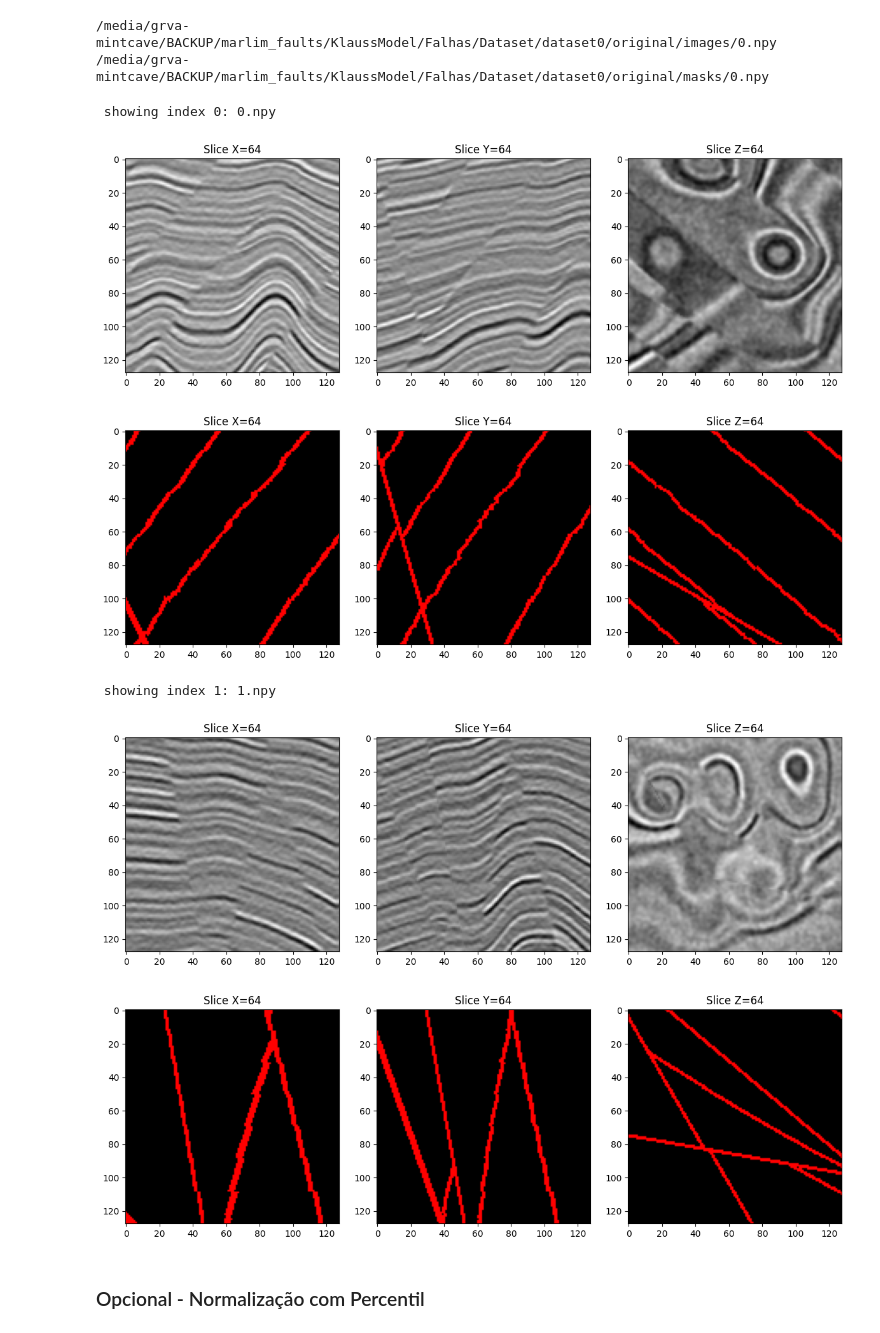
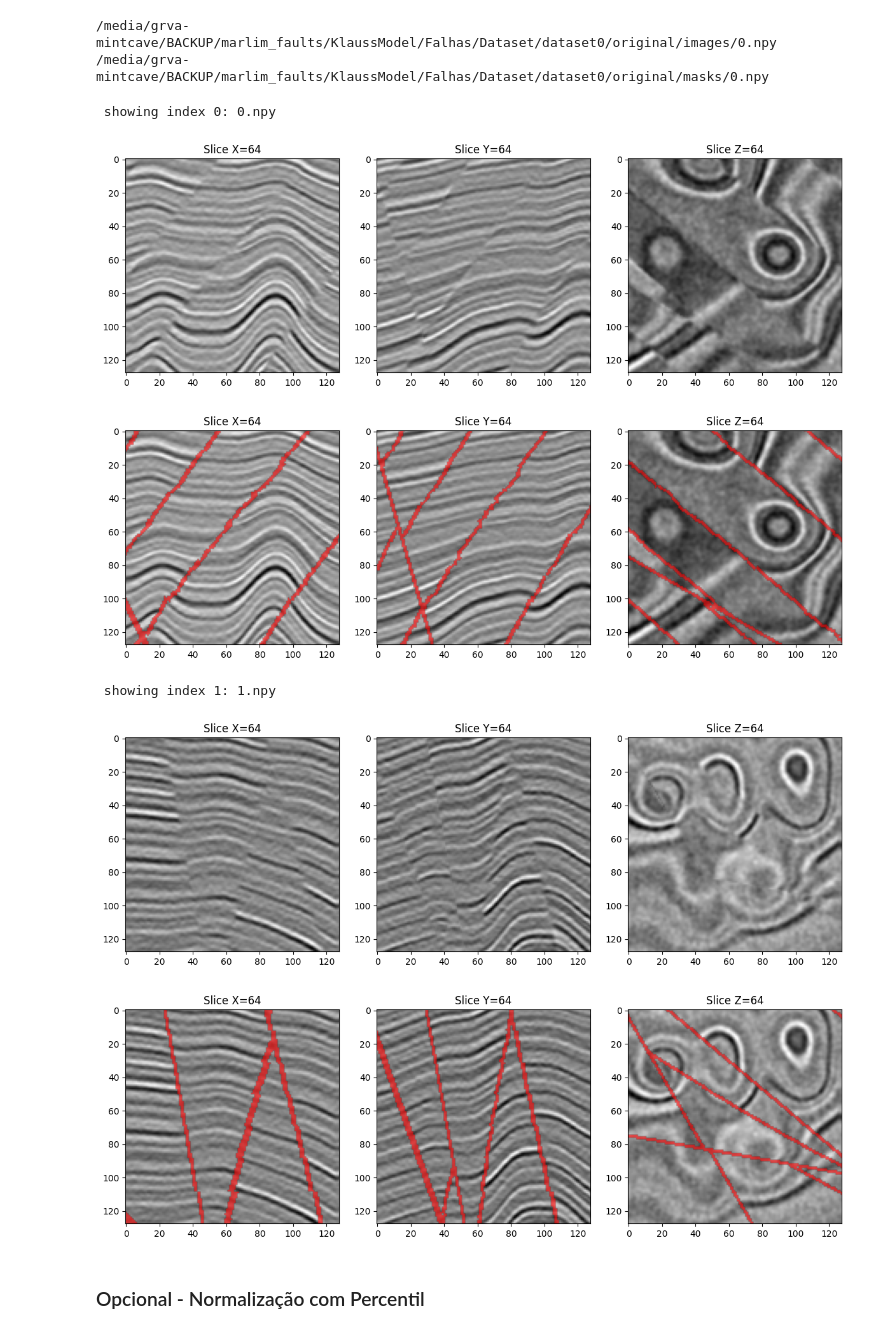
Before and after one commit to KlaussMarchi/Falhas, a Jupyter notebook: Dataset/dataset0/Format.ipynb, the cells around one changed output. Drawn from its saved outputs; the diff is of its cells as text; code cells hidden in the pictures.

Commit message:
showTile corrigido

```diff
--- a/Dataset/dataset0/Format.ipynb
+++ b/Dataset/dataset0/Format.ipynb
@@ -52,56 +52,75 @@ print(masks[0])
 # %%
 def formatAxis(img):
     return np.transpose(img, (0, 2, 1))
 
-def showTile(img, mask=False):
+def showTile(img=None, mask=None, save=None):
+    if img is None and mask is None:
+        return print("Erro: Forneça pelo menos 'img' ou 'mask'.")
+
+    ref_vol = img if img is not None else mask
+    mid_x = ref_vol.shape[0] // 2
+    mid_y = ref_vol.shape[1] // 2
+    mid_z = ref_vol.shape[2] // 2
+
+    def get_slices(vol):
+        if vol is None:
+            return None
+
+        s_x = np.array(vol[mid_x, :, :]) # Plano YZ
+        s_y = np.array(vol[:, mid_y, :]) # Plano XZ
+        s_z = np.array(vol[:, :, mid_z]) # Plano XY
+        return [s_x, np.rot90(s_z, -1), s_y]
+
+    img_slices  = get_slices(img)
+    mask_slices = get_slices(mask)
+    cmap_mask_only    = ListedColormap(['black', 'red', 'green', 'blue'])
+    cmap_mask_overlay = ListedColormap([(0, 0, 0, 0), 'red', 'green', 'blue'])
+
     fig, axes = plt.subplots(1, 3, figsize=(12, 4))
-
-    mid_x = img.shape[0] // 2
-    mid_y = img.shape[1] // 2
-    mid_z = img.shape[2] // 2
-
-    slices = [
-        img[mid_x, :, :],  # Plano YZ (Corte ao longo do eixo X)
-        img[:, mid_y, :],  # Plano XZ (Corte ao longo do eixo Y)
-        img[:, :, mid_z]   # Plano XY (Corte ao longo do eixo Z)
-    ]
-
-    slices[0] = np.array(slices[0])
-    arr_y = np.array(slices[1])
-    arr_z = np.array(slices[2])
-    slices[1] = np.rot90(arr_z, -1)
-    slices[2] = arr_y
-
-    cmap_config = ListedColormap(['black', 'red', 'green', 'blue']) if mask else 'gray'
-    vmin, vmax  = (0, 3) if mask else (None, None)
-    titles = [f'Slice X={mid_x}', f'Slice Y={mid_y}', f'Slice Z={mid_z}']
+    titles    = [f'Slice X={mid_x}', f'Slice Y={mid_y}', f'Slice Z={mid_z}']
 
     for i, ax in enumerate(axes):
-        ax.imshow(slices[i], cmap=cmap_config, vmin=vmin, vmax=vmax)
+        if img is not None:
+            ax.imshow(img_slices[i], cmap='gray')
+
+        if mask is not None:
+            if img is not None:
+                ax.imshow(mask_slices[i], cmap=cmap_mask_overlay, vmin=0, vmax=3, alpha=0.6)
+            else:
+                ax.imshow(mask_slices[i], cmap=cmap_mask_only, vmin=0, vmax=3)
+
         ax.set_title(titles[i])
 
     plt.tight_layout()
+
+    if save:
+        plt.savefig(save, bbox_inches='tight', dpi=300)
+        return plt.close(fig)
+
     plt.show()
 
 def getImage(base_path, file_name):
     return formatAxis(np.load(os.path.join(base_path, file_name)))
 
 for i, (img_path, msk_path) in enumerate(zip(images, masks)):
     if i == 2:
         break
 
     file_name = Path(img_path).name
     print(f'\n\n showing index {i}:', file_name)
 
-    showTile(getImage('original/images', file_name), mask=False)
-    showTile(getImage('original/masks',  file_name), mask=True)
+    img  = getImage('original/images', file_name)
+    mask = getImage('original/masks',  file_name)
+
+    showTile(img=img)
+    showTile(img=img, mask=mask)
 # %% [output]
  showing index 0: 0.npy
 [figure]
-[figure, old version]
+[figure, new version]
  showing index 1: 1.npy
 [figure]
-[figure, old version]
+[figure, new version]
 # %% [markdown]
 ### Opcional - Normalização com Percentil
 # %%
```
Also changed, not shown: parts of 4 cells of this notebook, 13 other files.
